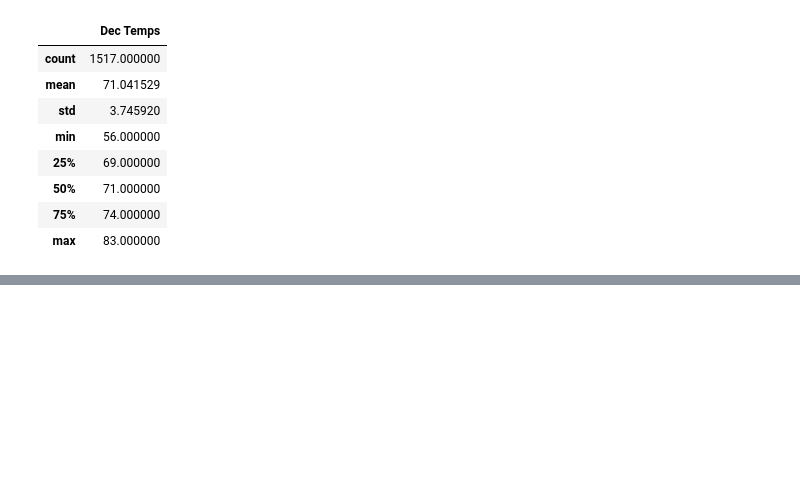
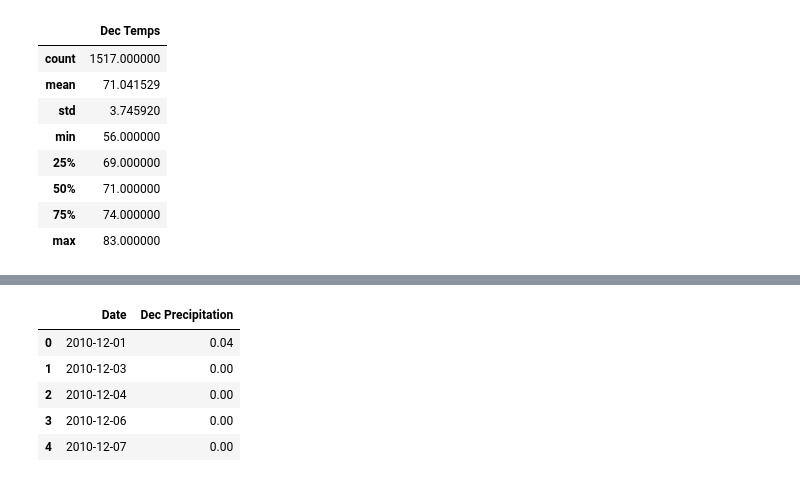
Before and after one commit to retroxsky06/surfs_up, a Jupyter notebook: SurfsUp_Challenge.ipynb, the cells around one changed output, grey strips where cells are left out. Saved outputs shown, nothing was run; the diff lists cells and outputs as text; code cells hidden in the pictures; blank space fills up the shorter version.

```diff
--- a/SurfsUp_Challenge.ipynb
+++ b/SurfsUp_Challenge.ipynb
@@ -131,0 +206,11 @@ dec_df.describe()
+# %%
+# create dec prcp dataframe
+dec_prcp_df = pd.DataFrame(dec_prcp, columns=['Date','Dec Precipitation'])
+dec_prcp_df.head()
+# %% [output]
+|  | Date | Dec Precipitation |
+| 0 | 2010-12-01 | 0.04 |
+| 1 | 2010-12-03 | 0.00 |
+| 2 | 2010-12-04 | 0.00 |
+| 3 | 2010-12-06 | 0.00 |
+| 4 | 2010-12-07 | 0.00 |
```
Also changed, not shown: parts of 8 cells of this notebook.
